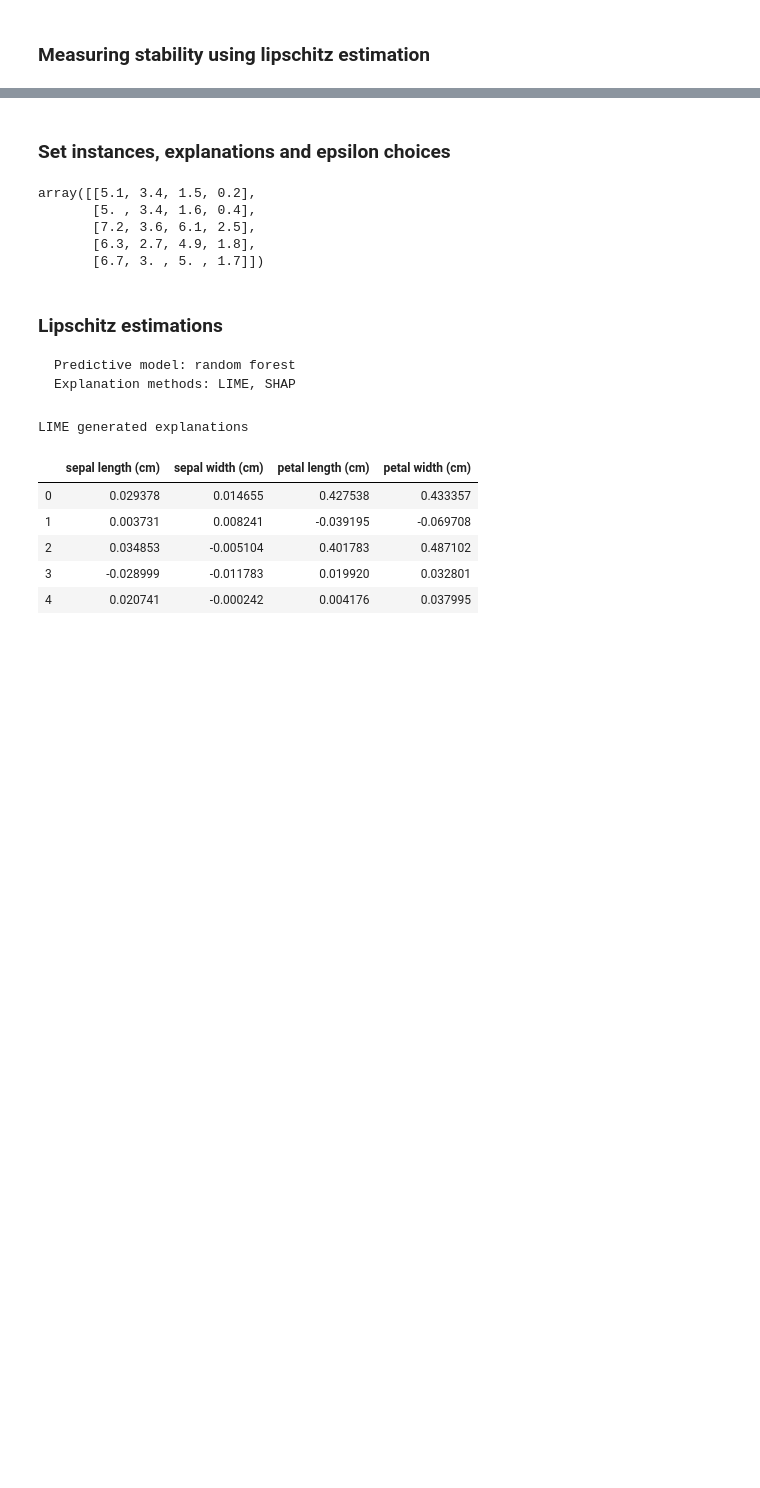
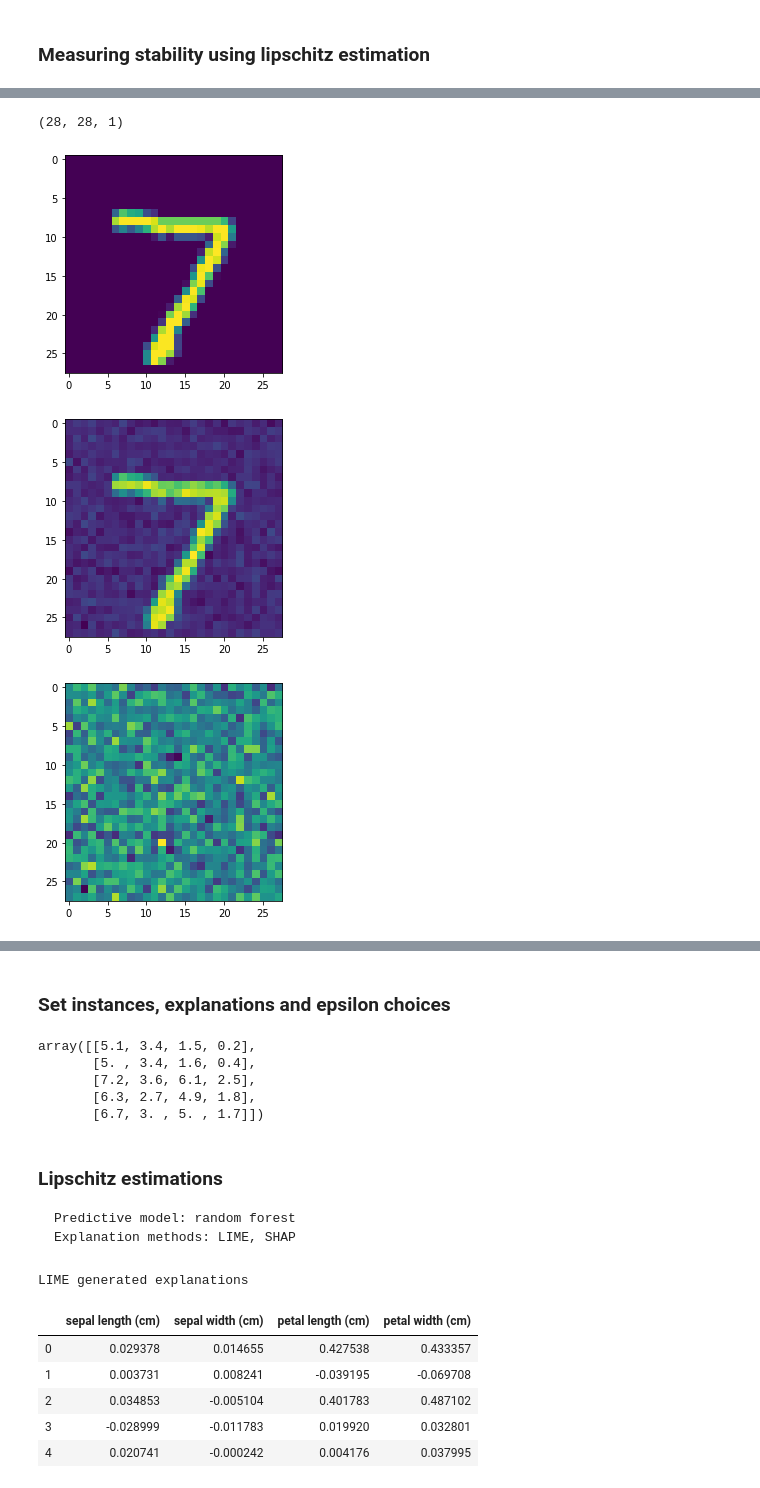
Before and after one commit to aamurtaza/explainML, a Jupyter notebook: lipschitz_estimates/deep_models/deep_models_mnist_lipschitz_estimates.ipynb, the cells around one changed output, grey strips where cells are left out. Cells and saved outputs as stored; diff of their text form; code cells hidden in the pictures; blank space fills up the shorter version.

```diff
--- a/lipschitz_estimates/deep_models/deep_models_mnist_lipschitz_estimates.ipynb
+++ b/lipschitz_estimates/deep_models/deep_models_mnist_lipschitz_estimates.ipynb
@@ -588,0 +523,27 @@ Wall time: 162 ms
+# %%
+mean = 0
+sigma = 0.1
+gaussian = np.random.normal(mean, sigma, (28, 28)) #  np.zeros((28, 28), np.float32)
+
+noisy_image = np.zeros(img.shape, np.float32)
+print(noisy_image.shape)
+noisy_image[:, :, 0] = img[:, :, 0] + gaussian
+cv2.normalize(noisy_image, noisy_image, 0, 255, cv2.NORM_MINMAX, dtype=-1)
+noisy_image = noisy_image.astype(np.uint8)
+
+pixels = img.reshape((28, 28))
+plt.imshow(pixels)
+plt.show()
+
+pixels = noisy_image.reshape((28, 28))
+plt.imshow(pixels)
+plt.show()
+
+pixels = gaussian.reshape((28, 28))
+plt.imshow(pixels)
+plt.show()
+# %% [output]
+(28, 28, 1)
+[figure, added]
+[figure, added]
+[figure, added]
```
Also changed, not shown: parts of 38 cells of this notebook.
